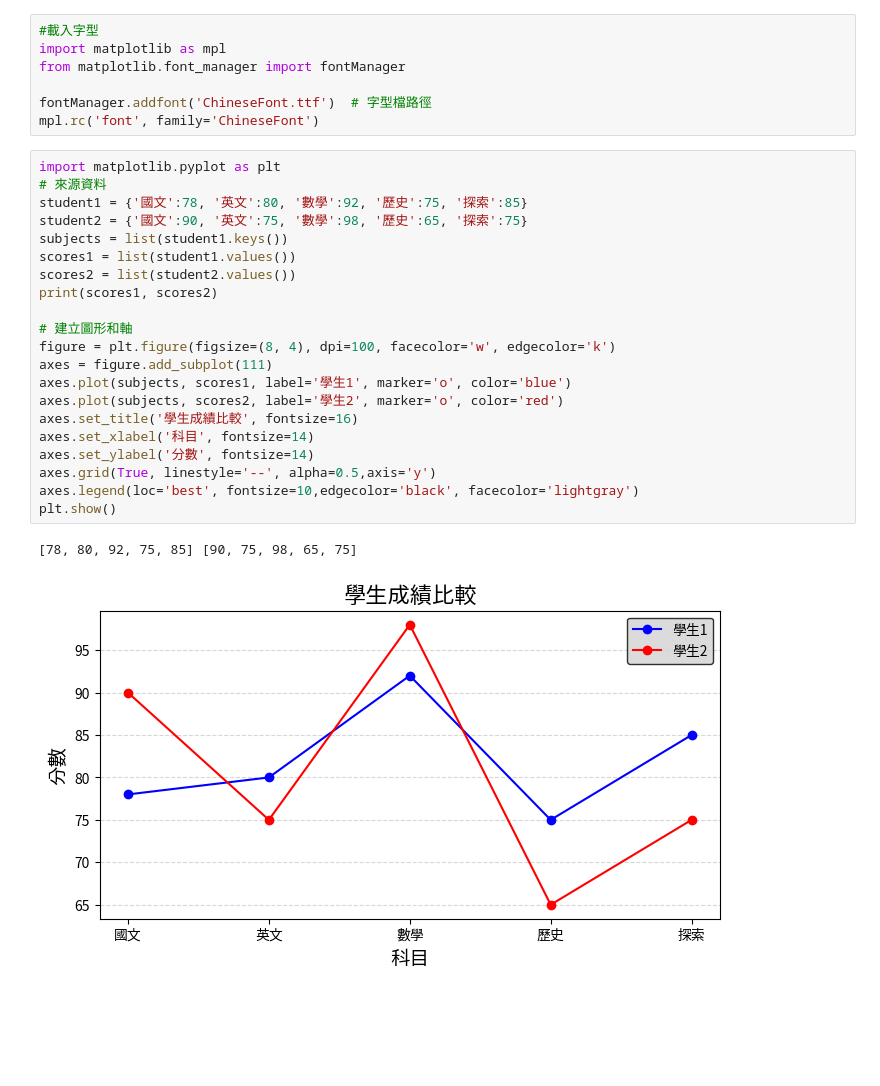
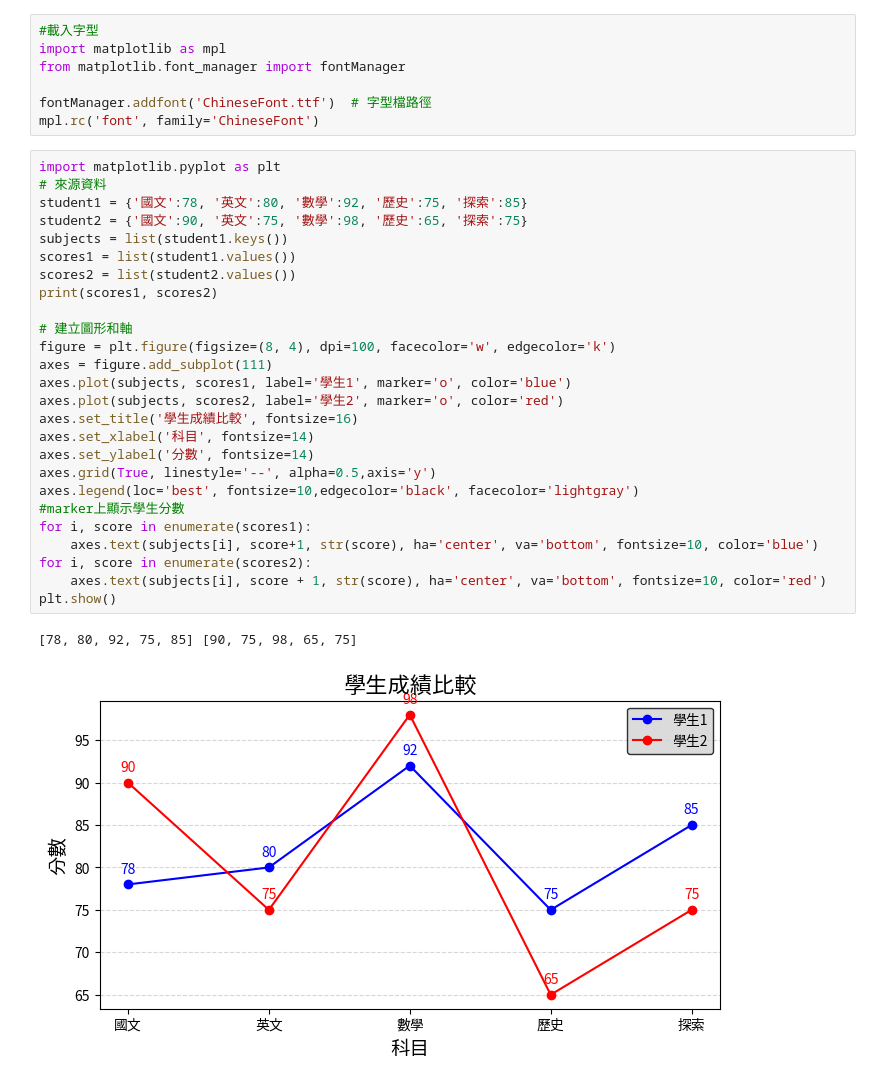
Before and after one commit to roberthsu2003/__2025_06_25_aiAnalysis_1_3__, a Jupyter notebook: lesson14/lesson14_2.ipynb, the cells around one changed output. Drawn from its saved outputs; the diff is of its cells as text; blank space fills up the shorter version.

```diff
--- a/lesson14/lesson14_2.ipynb
+++ b/lesson14/lesson14_2.ipynb
@@ -8,24 +8,29 @@ mpl.rc('font', family='ChineseFont')
 # %%
 import matplotlib.pyplot as plt
 # 來源資料
 student1 = {'國文':78, '英文':80, '數學':92, '歷史':75, '探索':85}
 student2 = {'國文':90, '英文':75, '數學':98, '歷史':65, '探索':75}
 subjects = list(student1.keys())
 scores1 = list(student1.values())
 scores2 = list(student2.values())
 print(scores1, scores2)
 
 # 建立圖形和軸
 figure = plt.figure(figsize=(8, 4), dpi=100, facecolor='w', edgecolor='k')
 axes = figure.add_subplot(111)
 axes.plot(subjects, scores1, label='學生1', marker='o', color='blue')
 axes.plot(subjects, scores2, label='學生2', marker='o', color='red')
 axes.set_title('學生成績比較', fontsize=16)
 axes.set_xlabel('科目', fontsize=14)
 axes.set_ylabel('分數', fontsize=14)
 axes.grid(True, linestyle='--', alpha=0.5,axis='y')
 axes.legend(loc='best', fontsize=10,edgecolor='black', facecolor='lightgray')
+#marker上顯示學生分數
+for i, score in enumerate(scores1):
+    axes.text(subjects[i], score+1, str(score), ha='center', va='bottom', fontsize=10, color='blue')
+for i, score in enumerate(scores2):
+    axes.text(subjects[i], score + 1, str(score), ha='center', va='bottom', fontsize=10, color='red')
 plt.show()
 # %% [output]
 [78, 80, 92, 75, 85] [90, 75, 98, 65, 75]
-[figure, old version]
+[figure, new version]
```
Also changed, not shown: 1 other file.
